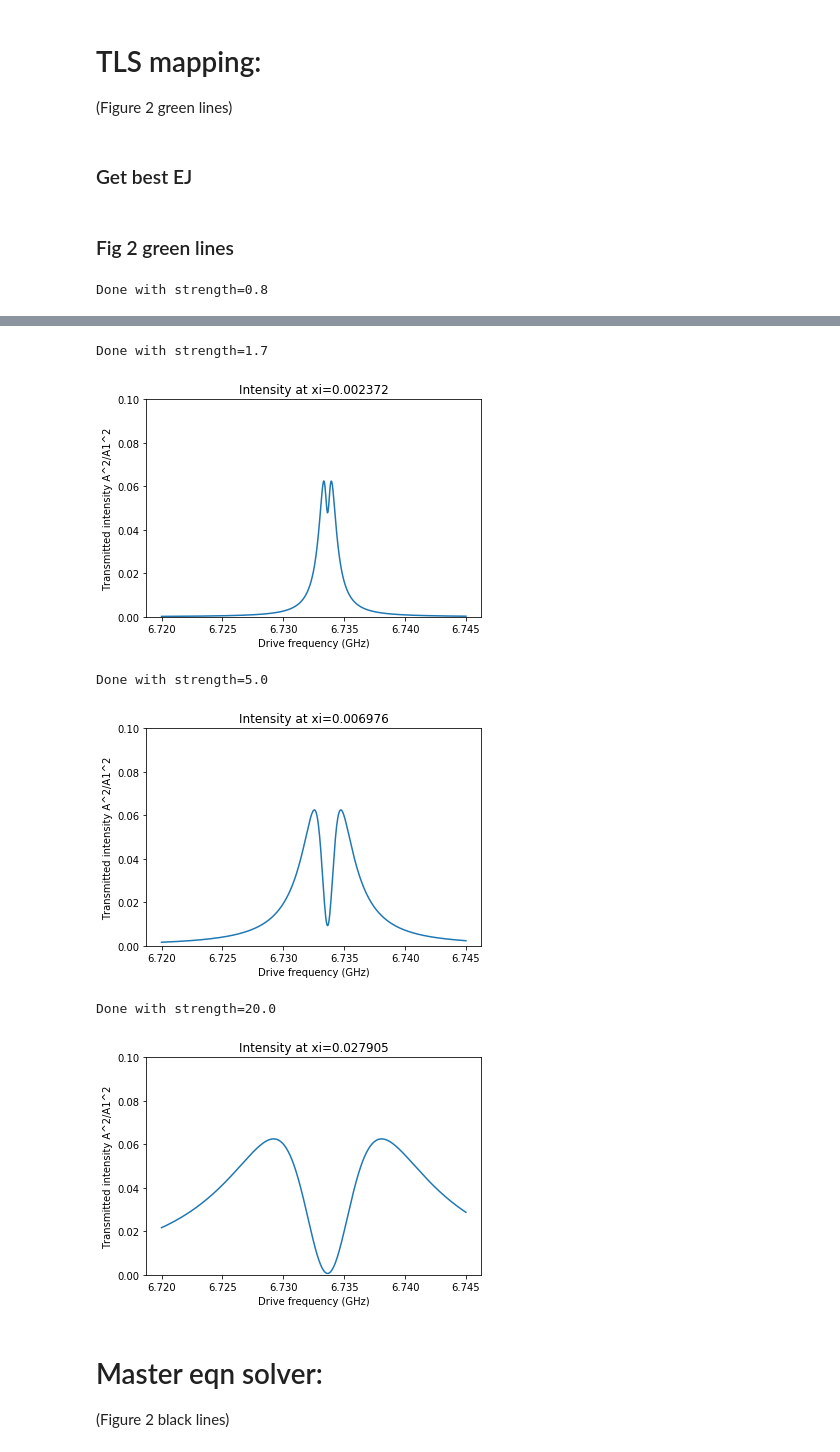
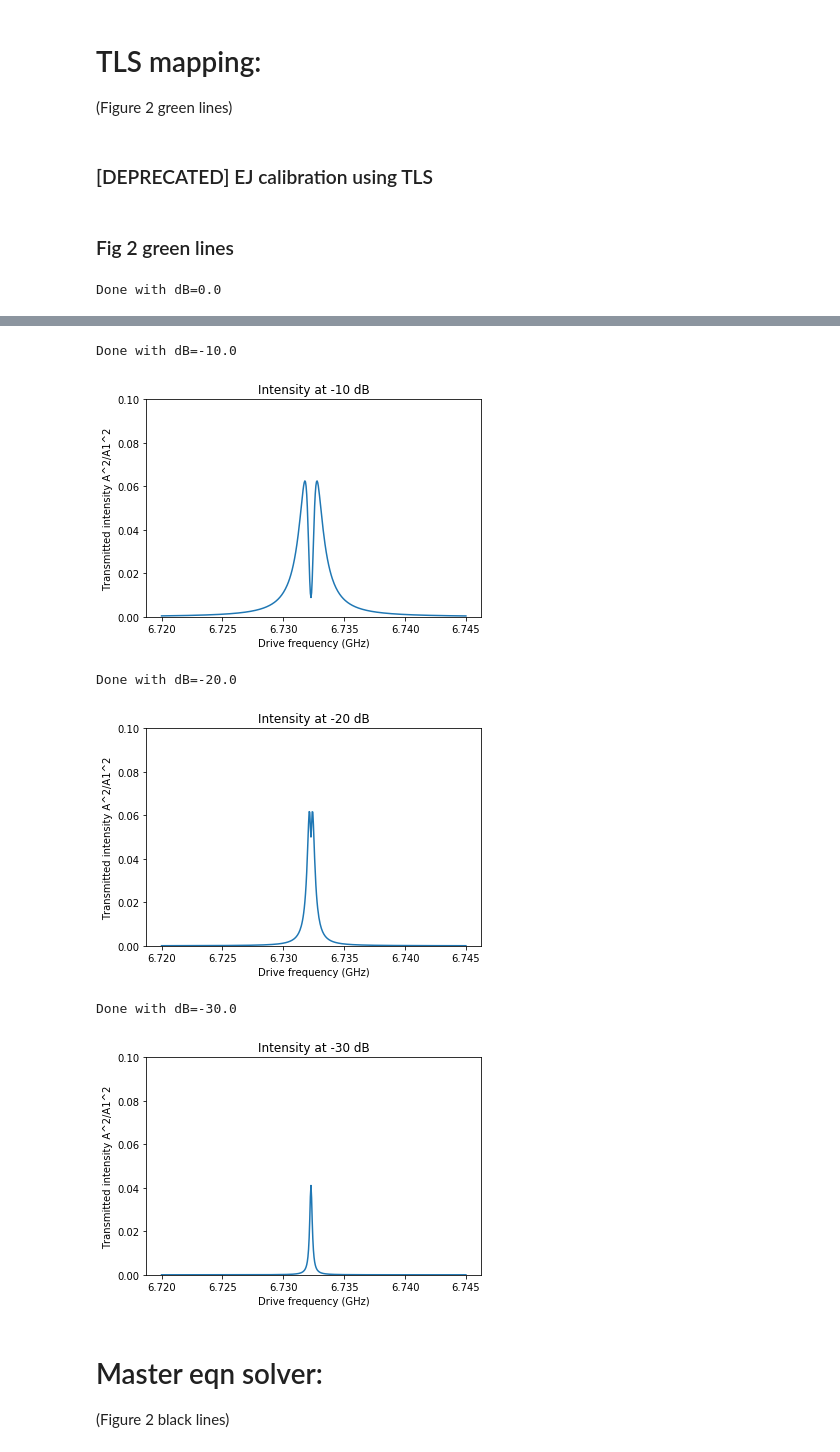
Before and after one commit to conniemiao/ele456_s2020, a Jupyter notebook: bishop_analysis.ipynb, the cells around one changed output, grey strips where cells are left out. Drawn from its saved outputs; the diff is of its cells as text; code cells hidden in the pictures.

```diff
--- a/bishop_analysis.ipynb
+++ b/bishop_analysis.ipynb
@@ -162,24 +222,36 @@ def projN(N, nkets, jkets):
+# %%
+# simplified function for use later on
+def getWj(qNum):
+    return getWj_full(EC_q[qNum], EJ_q[qNum])
+def getWij(i, j, qNum):
+    return getWij_full(i, j, EC_q[qNum], EJ_q[qNum])
 # %% [markdown]
 # TLS mapping:
 
 (Figure 2 green lines)
 # %%
-def intensityTLS(xi, wd, EC, EJ, g0):
+def intensityTLS(xi, wd, qNum):
+    g0 = g0_q[qNum]
+    T1p = T1p_q[qNum]
+    T2p = T2p_q[qNum]
     Omega = np.sqrt(2)*xi
-    Delta = getWij(0, 1, EC, EJ)-g0-wd
+    Delta = getWij(0, 1, qNum)-g0-wd
     numerator = T2p*Omega*np.sqrt((Delta**2*T2p**2 + 1)/2)
     denominator = Delta**2*T2p**2 + T1p*T2p*Omega**2 + 1
     return (numerator/denominator)**2/4 # A^2/A1^2
 
 # analytical steady state dm for use in mesolve
-def rhoSteady(xi, wd, EC, EJ, g0):
+def rhoSteady(xi, wd, qNum):
+    g0 = g0_q[qNum]
+    T1p = T1p_q[qNum]
+    T2p = T2p_q[qNum]
     Omega = np.sqrt(2)*xi
-    Delta = getWij(0, 1, EC, EJ)-g0-wd
+    Delta = getWij(0, 1, qNum)-g0-wd
     x = -(Delta*T2p**2*Omega)/(1+Delta**2*T2p**2 + T1p*T2p*Omega**2)
     y = (T2p*Omega)/(1 + Delta**2*T2p**2 + T1p*T2p*Omega**2)
     z = -(1 + Delta**2*T2p**2)/(1 + Delta**2*T2p**2 + T1p*T2p*Omega**2)
     nkets = getPhotonKets()
-    jkets = getJKets(EC, EJ)
+    jkets = getJKets(qNum)
     down = tensor(nkets[0], jkets[0])
     up = (tensor(nkets[0], jkets[0]) - tensor(nkets[0], jkets[1]))/np.sqrt(2)
     Sigmax = up*down.dag() + down*up.dag()
@@ -187,6 +259,6 @@ def rhoSteady(xi, wd, EC, EJ, g0):
     Sigmaz = up*up.dag() - down*down.dag()
     rho = (tensor(qeye(Nr), qeye(Nj)) + x*Sigmax + y*Sigmay + z*Sigmaz)/2
     return rho
-# %% [markdown]
-### Get best EJ
+# %% [markdown]
+### [DEPRECATED] EJ calibration using TLS
 # %%
@@ -228,22 +297,32 @@ bestEJ = 41.714285714285715*EC
 # %%
 nPoints = 500
+qNum = 0
 xData = np.linspace(6.72*GHz, 6.745*GHz, num = nPoints)
 
+# qNum = 1
+# xData = np.linspace(6.86*GHz, 6.89*GHz, num = nPoints)
+# xData = np.linspace(6.5*GHz, 7*GHz, num = nPoints)
+
+EJ_q = bestEJ_q
+
 # drive strength: expect supersplitting when strength>1
-for strength in [0.8, 1.7, 5, 20]:
-    xi = (1/np.sqrt(2*T1p*T2p))*strength
+# for strength in [0.8, 1.7, 5, 20]:
+#     xi = (1/np.sqrt(2*T1p_q[qNum]*T2p_q[qNum]))*strength
+
+for dB in [0, -10, -20, -30]:
+    xi = dbtoxi(dB)
     fig2TLSYData = []
     for i, fd in enumerate(xData):
 #         if i % 100 == 0:
 #             print("%d of %d done" % (i, nPoints))
-        fig2TLSYData.append(intensityTLS(xi, fd*2*np.pi, EC, bestEJ, g0))
-    print("Done with strength=%.1f" % strength)
+        fig2TLSYData.append(intensityTLS(xi, fd*2*np.pi, qNum))
+    print("Done with dB=%.1f" % dB)
 
     plt.plot(xData, fig2TLSYData)
     plt.xlabel('Drive frequency (GHz)')
     plt.ylabel('Transmitted intensity A^2/A1^2')
     plt.ylim(0, 0.1)
-    plt.title("Intensity at xi=%f" % xi)
+    plt.title("Intensity at %d dB" % dB)
     plt.show()
 # %% [output]
-Done with strength=0.8
+Done with dB=0.0
@@ -251,9 +330,9 @@ Done with strength=0.8
-Done with strength=1.7
+Done with dB=-10.0
-[figure, old version]
+[figure, new version]
-Done with strength=5.0
+Done with dB=-20.0
-[figure, old version]
+[figure, new version]
-Done with strength=20.0
+Done with dB=-30.0
-[figure, old version]
+[figure, new version]
 # %% [markdown]
 # Master eqn solver:
 
```
Also changed, not shown: parts of 16 cells of this notebook.
